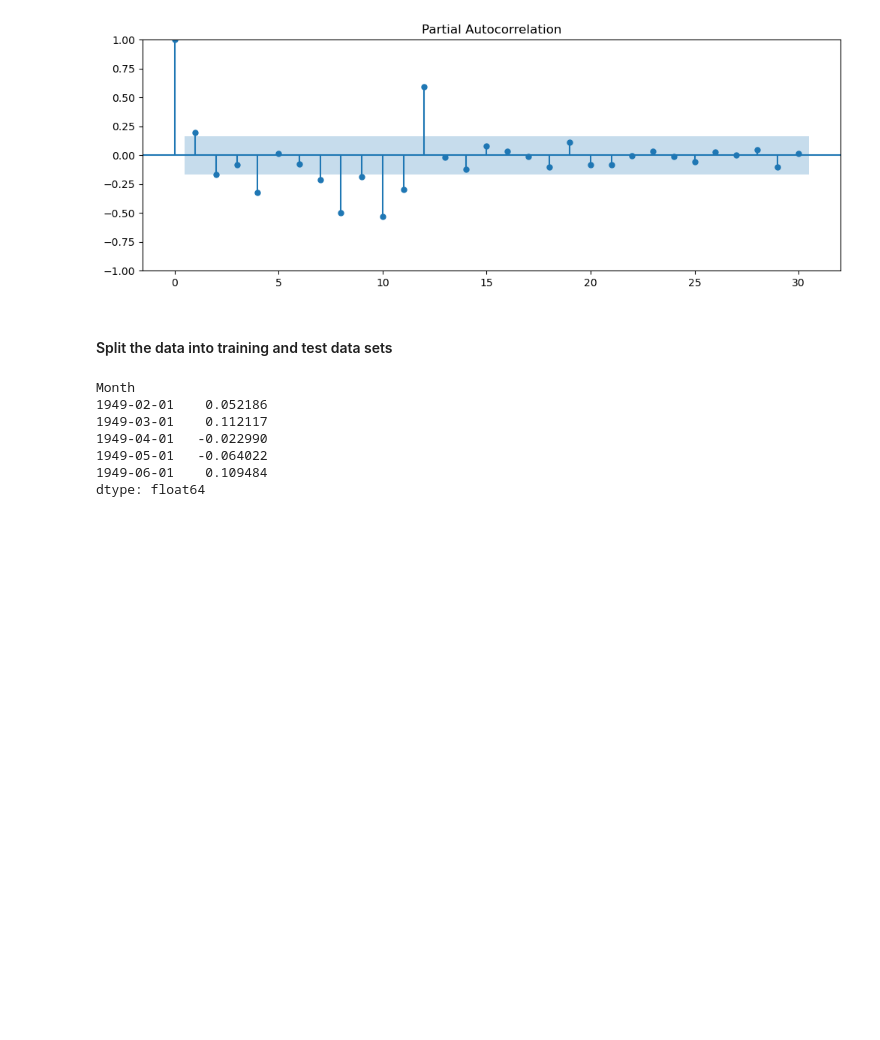
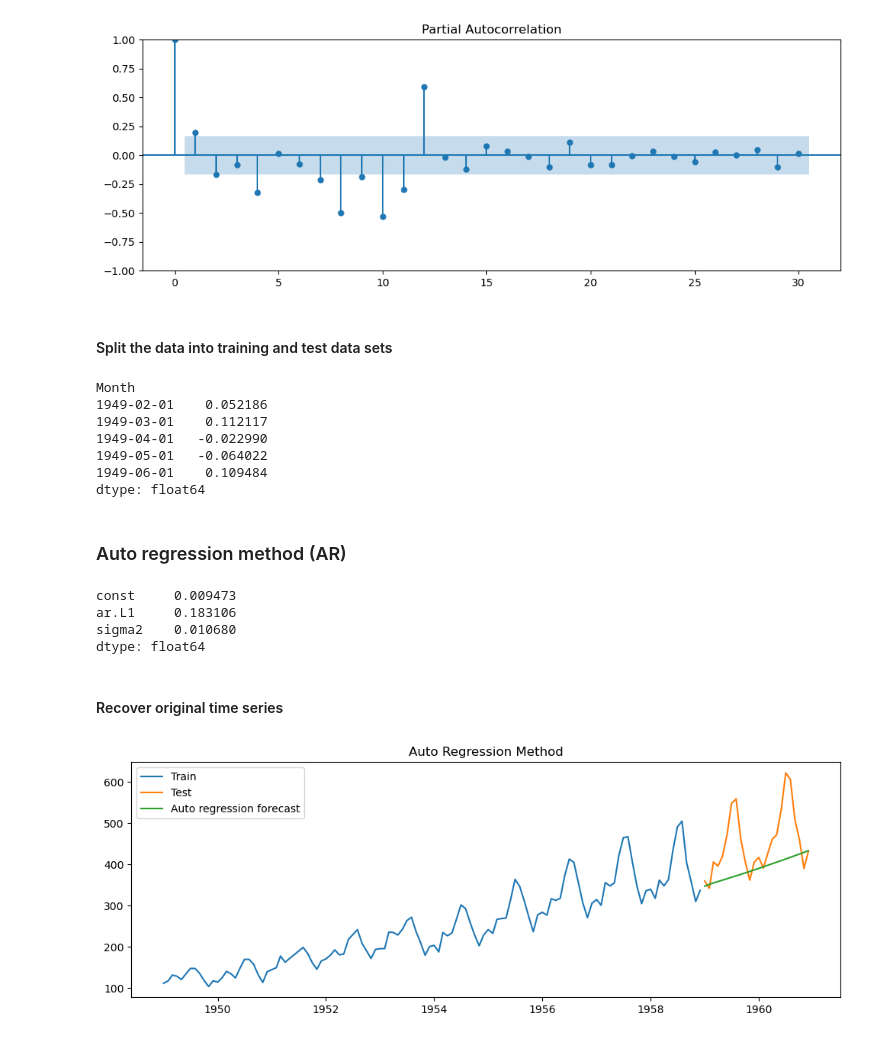
Before and after one commit to sanjanabansal1994/Time-Series-Analysis, a Jupyter notebook: Code.ipynb, the cells around one changed output. Cells and saved outputs as stored; diff of their text form; code cells hidden in the pictures; blank space fills up the shorter version.

Commit message:
Simple Auto Regressive Model Implementation

```diff
--- a/Code.ipynb
+++ b/Code.ipynb
@@ -513,3 +513,5 @@ Month
 1949-05-01   -0.064022
 1949-06-01    0.109484
 dtype: float64
+# %% [markdown]
+### Auto regression method (AR)
@@ -515,0 +521,28 @@ dtype: float64
+# %%
+model = ARIMA(train_data_boxcox_diff, order=(1, 0, 0))
+model_fit = model.fit()
+print(model_fit.params)
+# %% [output]
+const     0.009473
+ar.L1     0.183106
+sigma2    0.010680
+dtype: float64
+# %% [markdown]
+#### Recover original time series
+# %%
+y_hat_ar = data_boxcox_diff.copy()
+y_hat_ar['ar_forecast_boxcox_diff'] = model_fit.predict(data_boxcox_diff.index.min(), data_boxcox_diff.index.max())
+y_hat_ar['ar_forecast_boxcox'] = y_hat_ar['ar_forecast_boxcox_diff'].cumsum()
+y_hat_ar['ar_forecast_boxcox'] = y_hat_ar['ar_forecast_boxcox'].add(data_boxcox[0])
+y_hat_ar['ar_forecast'] = np.exp(y_hat_ar['ar_forecast_boxcox'])
+# %%
+# Plot train, test and forecast
+plt.figure(figsize=(12,4))
+plt.plot(train['Passengers'], label='Train')
+plt.plot(test['Passengers'], label='Test')
+plt.plot(y_hat_ar['ar_forecast'][test.index.min():], label='Auto regression forecast')
+plt.legend(loc='best')
+plt.title('Auto Regression Method')
+plt.show()
+# %% [output]
+[figure, added]
```
Also changed, not shown: parts of 3 cells of this notebook.
